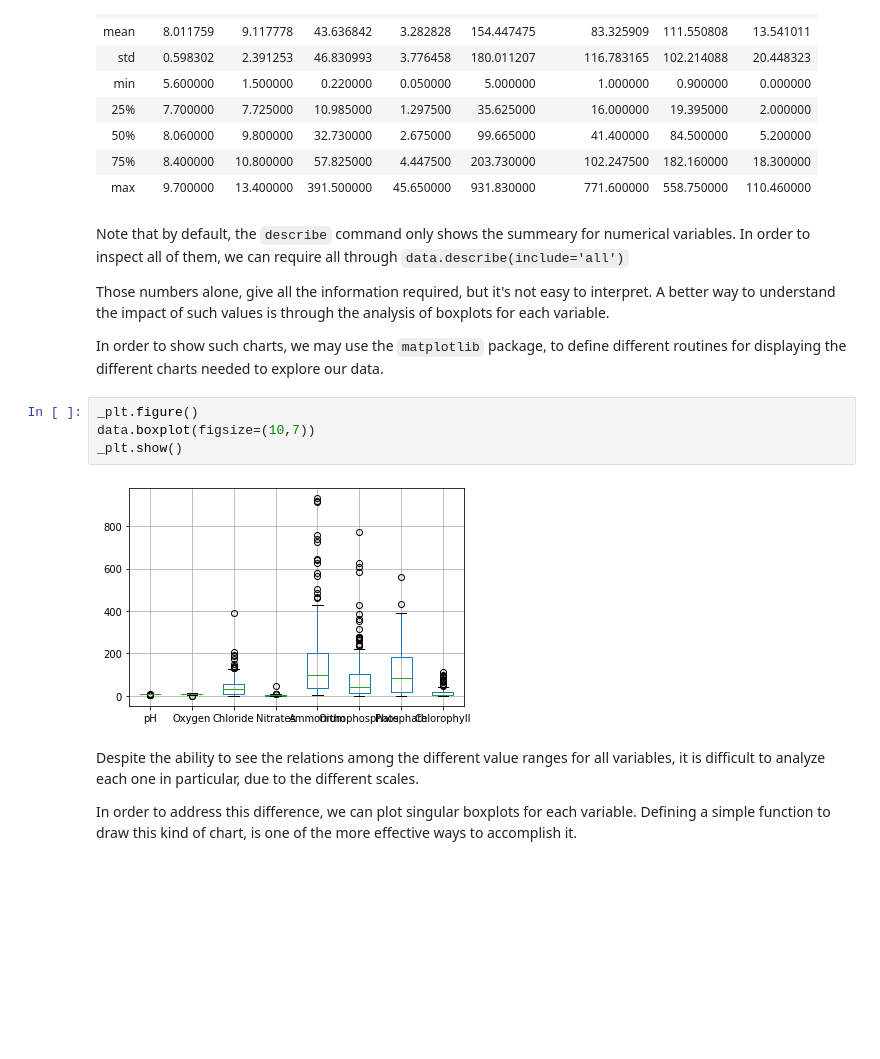
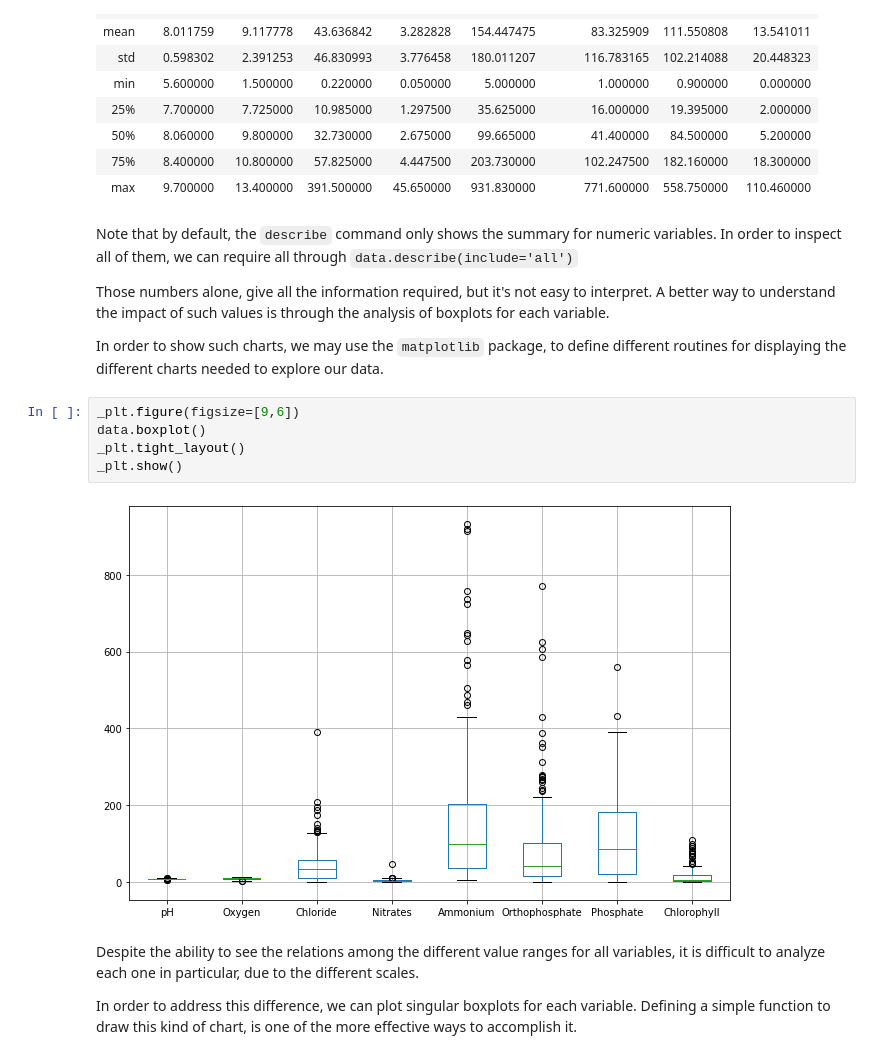
Before and after one commit to psinogas/DSlabs2019, a Jupyter notebook: Lab1.ipynb, the cells around one changed output. Saved outputs shown, nothing was run; the diff lists cells and outputs as text; blank space fills up the shorter version.

```diff
--- a/Lab1.ipynb
+++ b/Lab1.ipynb
@@ -184,7 +186,7 @@ data.describe()
 | 75% | 8.400000 | 10.800000 | 57.825000 | 4.447500 | 203.730000 | 102.247500 | 182.160000 | 18.300000 |
 | max | 9.700000 | 13.400000 | 391.500000 | 45.650000 | 931.830000 | 771.600000 | 558.750000 | 110.460000 |
 # %% [markdown]
-Note that by default, the <code>describe</code> command only shows the summeary for numerical variables. In order to
+Note that by default, the <code>describe</code> command only shows the summary for numeric variables. In order to
 inspect all of them, we can require all through <code>data.describe(include='all')</code>
 
 Those numbers alone, give all the information required, but it's not easy to interpret. A better way to understand the
@@ -193,11 +195,12 @@ impact of such values is through the analysis of boxplots for each variable.
 In order to show such charts, we may use the <code>matplotlib</code> package, to define different routines for displaying
 the different charts needed to explore our data.
 # %%
-_plt.figure()
-data.boxplot(figsize=(10,7))
+_plt.figure(figsize=[9,6])
+data.boxplot()
+_plt.tight_layout()
 _plt.show()
 # %% [output]
-[figure, old version]
+[figure, new version]
 # %% [markdown]
 Despite the ability to see the relations among the different value ranges for all variables, it is difficult to analyze
 each one in particular, due to the different scales.
```
Also changed, not shown: parts of 13 cells of this notebook.
